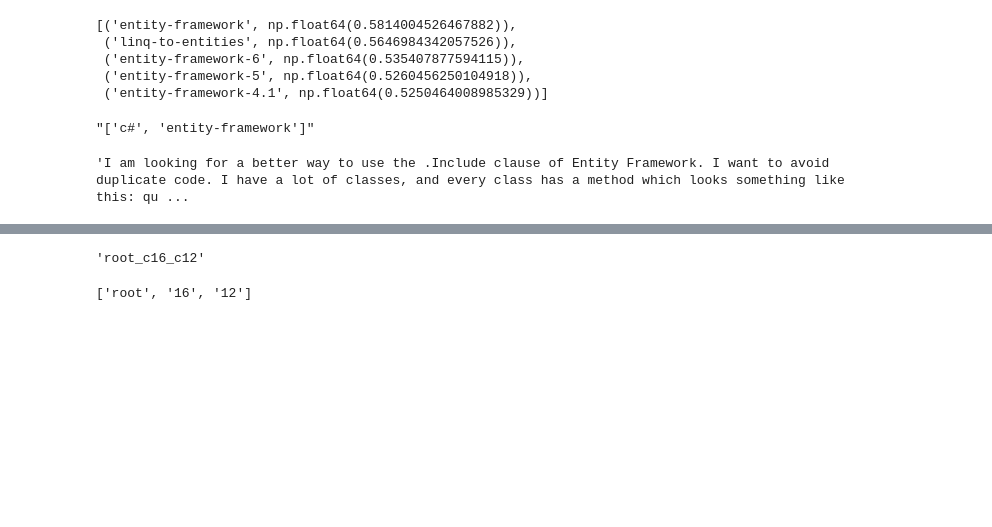
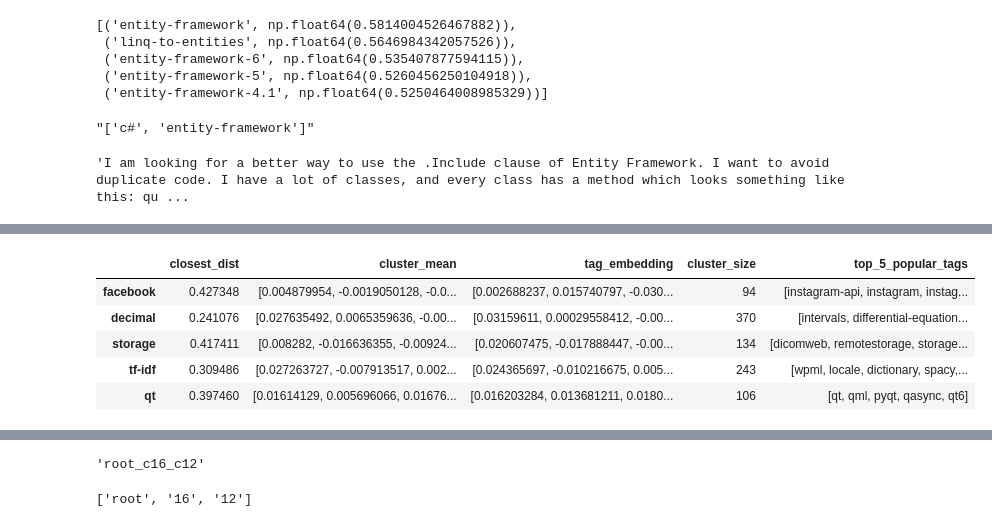
Before and after one commit to Hevagog/adm-stack-inference, a Jupyter notebook: notebooks/questions-xrt.ipynb, the cells around one changed output, grey strips where cells are left out. Cells and saved outputs as stored; diff of their text form; code cells hidden in the pictures; blank space fills up the shorter version.

Commit message:
embedding tags reduction & analysis

```diff
--- a/notebooks/questions-xrt.ipynb
+++ b/notebooks/questions-xrt.ipynb
@@ -245,9 +68,9 @@ class DirectHierarchicalLabelTree:
 # %%
-
 tree_builder = DirectHierarchicalLabelTree(
     tag_embeddings=t_stacked,
     tag_names=tags.index,
-    branching_factors=[100, 100]
+    branching_factors=[100, 100],
+    use_spherical_clusters=True
 )
 # %%
 tree_builder.build_tree()
@@ -279,0 +102,14 @@ Level 2: 9885 clusters
+# %%
+h1_t = find_representative_tags(tree_builder, tags.index)
+# %%
+centroid_tags = pd.DataFrame.from_dict(h1_t, orient='index')
+centroid_tags.index = centroid_tags['closest_tag'].values
+centroid_tags.drop(columns=['closest_tag'], inplace=True)
+centroid_tags.head(5)
+# %% [output]
+|  | closest_dist | cluster_mean | tag_embedding | cluster_size | top_5_popular_tags |
+| facebook | 0.427348 | [0.004879954, -0.0019050128, -0.0... | [0.002688237, 0.015740797, -0.030... | 94 | [instagram-api, instagram, instag... |
+| decimal | 0.241076 | [0.027635492, 0.0065359636, -0.00... | [0.03159611, 0.00029558412, -0.00... | 370 | [intervals, differential-equation... |
+| storage | 0.417411 | [0.008282, -0.016636355, -0.00924... | [0.020607475, -0.017888447, -0.00... | 134 | [dicomweb, remotestorage, storage... |
+| tf-idf | 0.309486 | [0.027263727, -0.007913517, 0.002... | [0.024365697, -0.010216675, 0.005... | 243 | [wpml, locale, dictionary, spacy,... |
+| qt | 0.397460 | [0.01614129, 0.005696066, 0.01676... | [0.016203284, 0.013681211, 0.0180... | 106 | [qt, qml, pyqt, qasync, qt6] |
```
Also changed, not shown: parts of 18 cells of this notebook, 11 other files.
